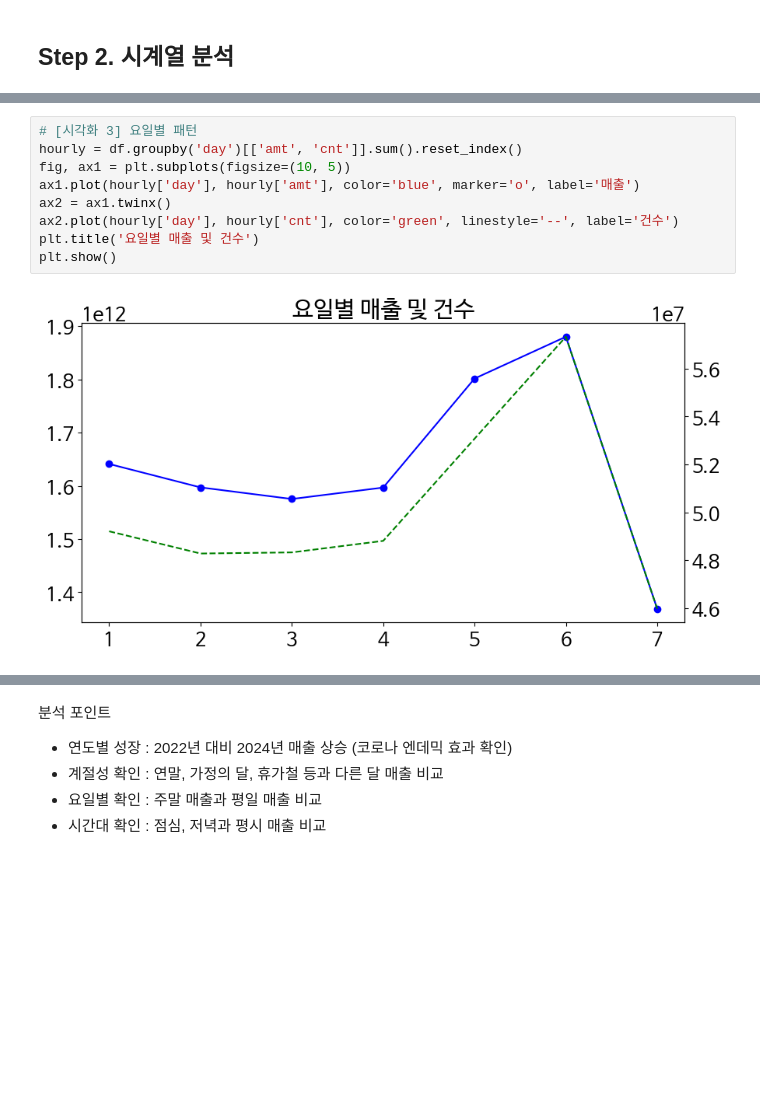
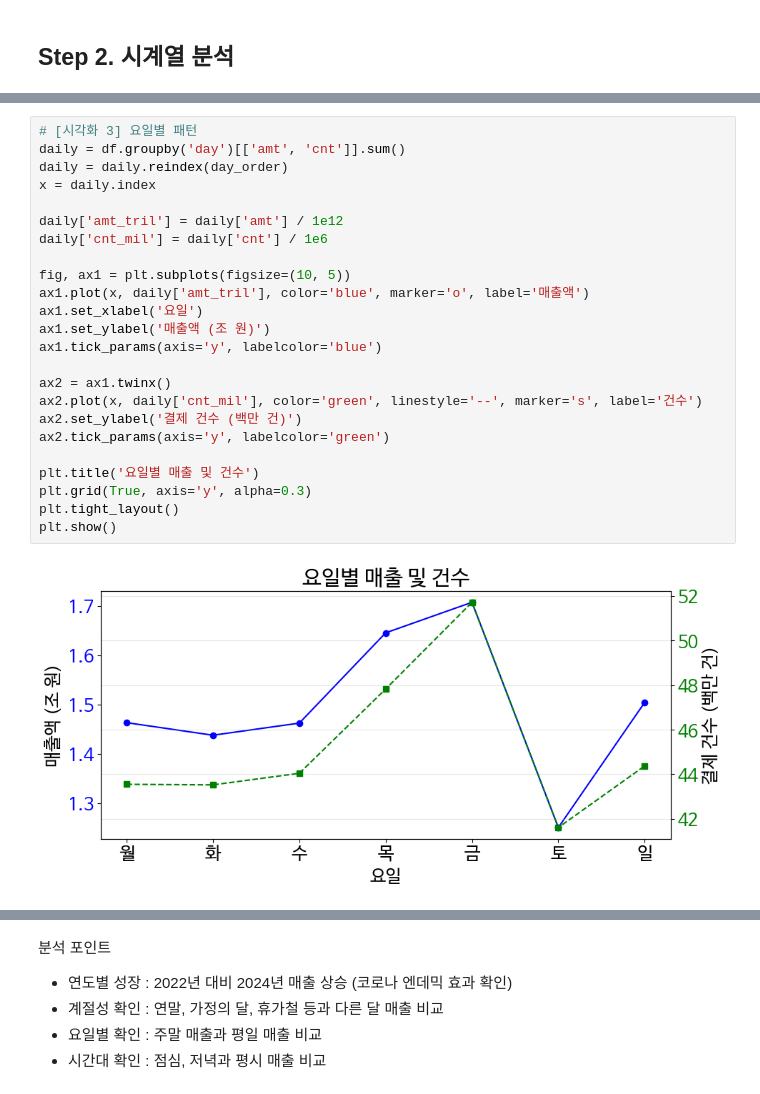
Before and after one commit to davidots429/GyeonggiCard2025, a Jupyter notebook: 03_Exploratory_Data_Analysis.ipynb, the cells around one changed output, grey strips where cells are left out. Cells and saved outputs as stored; diff of their text form; blank space fills up the shorter version.

```diff
--- a/03_Exploratory_Data_Analysis.ipynb
+++ b/03_Exploratory_Data_Analysis.ipynb
@@ -76,13 +156,28 @@ plt.show()
 # %%
 # [시각화 3] 요일별 패턴
-hourly = df.groupby('day')[['amt', 'cnt']].sum().reset_index()
+daily = df.groupby('day')[['amt', 'cnt']].sum()
+daily = daily.reindex(day_order)
+x = daily.index
+
+daily['amt_tril'] = daily['amt'] / 1e12
+daily['cnt_mil'] = daily['cnt'] / 1e6
+
 fig, ax1 = plt.subplots(figsize=(10, 5))
-ax1.plot(hourly['day'], hourly['amt'], color='blue', marker='o', label='매출')
+ax1.plot(x, daily['amt_tril'], color='blue', marker='o', label='매출액')
+ax1.set_xlabel('요일')
+ax1.set_ylabel('매출액 (조 원)')
+ax1.tick_params(axis='y', labelcolor='blue')
+
 ax2 = ax1.twinx()
-ax2.plot(hourly['day'], hourly['cnt'], color='green', linestyle='--', label='건수')
+ax2.plot(x, daily['cnt_mil'], color='green', linestyle='--', marker='s', label='건수')
+ax2.set_ylabel('결제 건수 (백만 건)')
+ax2.tick_params(axis='y', labelcolor='green')
+
 plt.title('요일별 매출 및 건수')
+plt.grid(True, axis='y', alpha=0.3)
+plt.tight_layout()
 plt.show()
 # %% [output]
-[figure, old version]
+[figure, new version]
 # %%
 # [시각화 4] 시간대별 패턴
```
Also changed, not shown: parts of 12 cells of this notebook.
